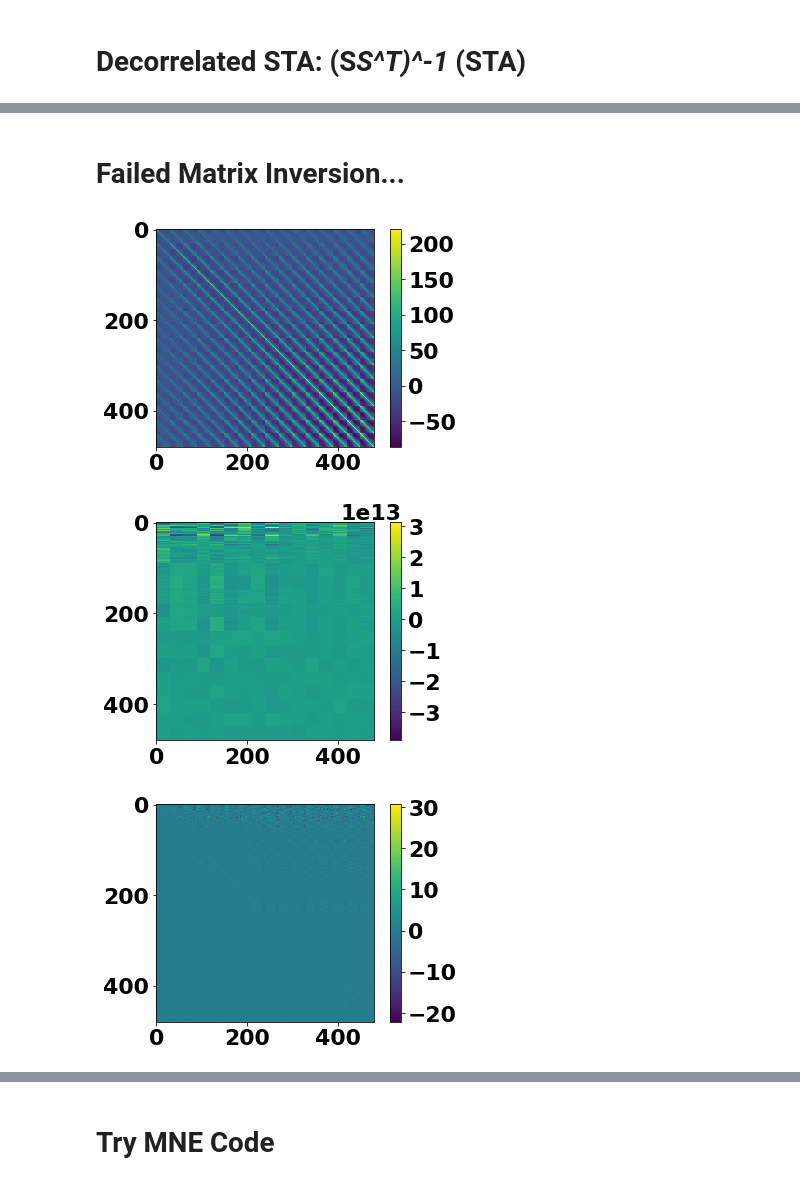
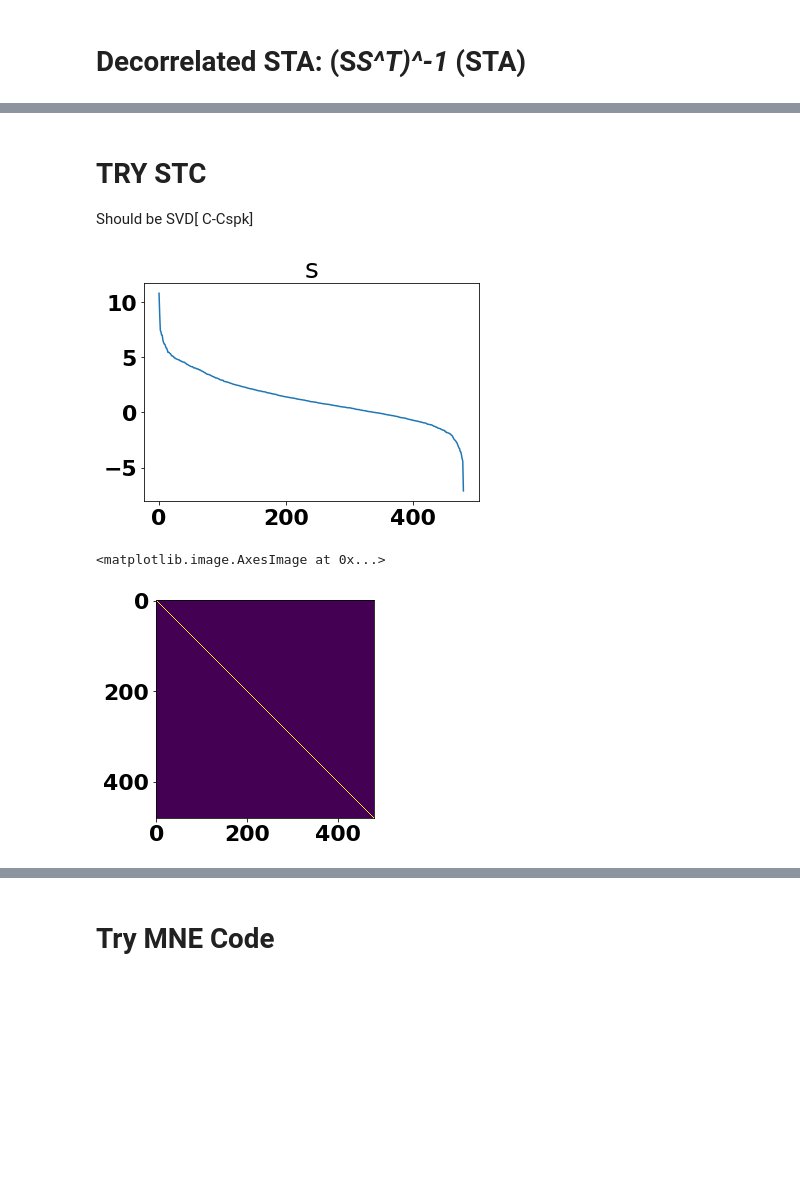
Before and after one commit to TimCSheehan/try_STRF, a Jupyter notebook: get_MNE_v2.ipynb, the cells around one changed output, grey strips where cells are left out. Drawn from its saved outputs; the diff is of its cells as text; code cells hidden in the pictures; blank space fills up the shorter version.

```diff
--- a/get_MNE_v2.ipynb
+++ b/get_MNE_v2.ipynb
@@ -132,29 +146,23 @@ plt.show()
-# %% [markdown]
-# Failed Matrix Inversion...
+# %% [markdown]
+# TRY STC
+Should be SVD[ C-Cspk]
 # %%
-# flatten each instance
 STA_stack_flat = np.reshape(STA,(np.size(STA,0),np.size(mSTA)))
 n_spk = np.size(STA,0)
-this_cov = np.matmul(np.transpose(STA_stack_flat),STA_stack_flat)/n_spk
-np.shape(STA_stack_flat)
-this_cov2 = np.cov(STA_stack_flat,rowvar=False)
+this_cov = np.matmul(np.transpose(STA_stack_flat),STA_stack_flat)/n_spk # Equivalent
+# this_cov2 = np.cov(STA_stack_flat,rowvar=False)
+DC = my_covm - this_cov
+u,s,v = np.linalg.svd(DC)
+w,v1 = np.linalg.eig(DC)
-# %%
-this_covi = inv(this_cov2)
-
-plt.imshow(this_cov2)
-plt.colorbar()
-plt.show()
-
-plt.imshow(this_covi)
-plt.colorbar()
-np.shape(this_covi)
-plt.show()
-
-plt.imshow(np.matmul(this_covi,this_cov2))
-plt.colorbar()
-np.shape(this_covi)
-plt.show()
-# %% [output]
-[figure, removed]
-[figure, removed]
-[figure, removed]
+# %%
+tmp = np.arange(0,len(s))
+plt.plot(tmp,np.log(s))
+plt.title('s')
+plt.show()
+
+# plt.imshow(np.matmul(u,np.transpose(u))) # unitary means xxT = I
+plt.imshow()
+# %% [output]
+[figure, added]
+<matplotlib.image.AxesImage at 0x...>
+[figure, added]
```
Also changed, not shown: parts of 6 cells of this notebook, 1 other file.
